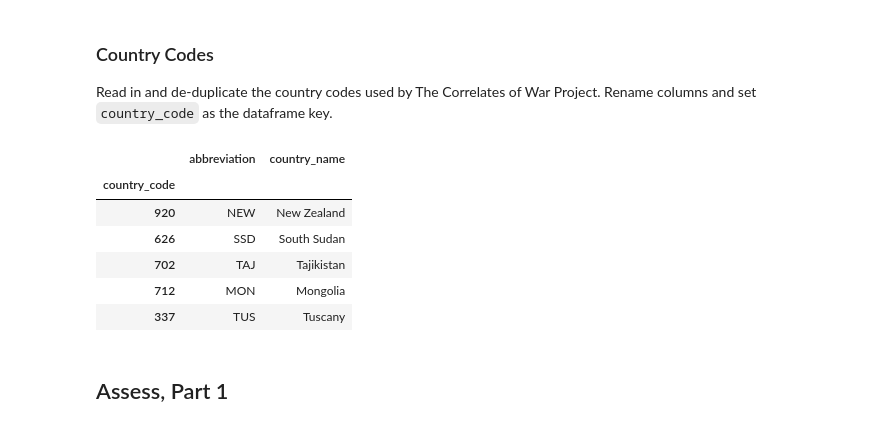
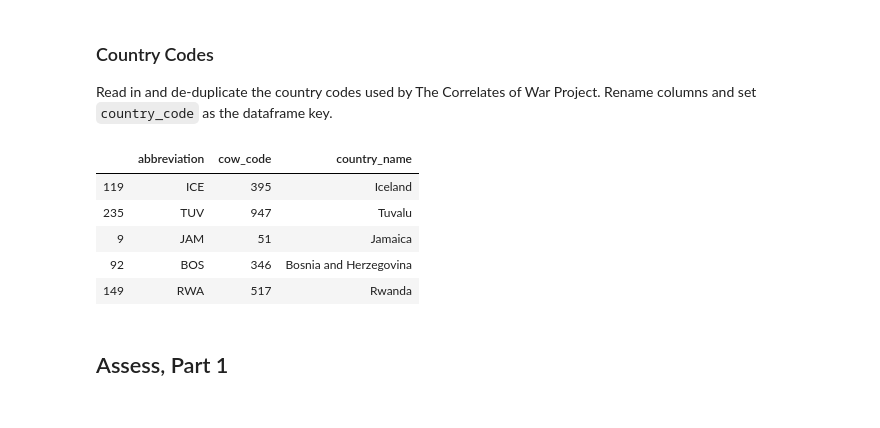
Before and after one commit to skustes/Former-Colonies, a Jupyter notebook: Former Colonies.ipynb, the cells around one changed output. Cells and saved outputs as stored; diff of their text form; code cells hidden in the pictures.

```diff
--- a/Former Colonies.ipynb
+++ b/Former Colonies.ipynb
@@ -48,17 +55,15 @@ Read in and de-duplicate the country codes used by The Correlates of War Project
 # %%
 country_codes = pd.read_csv( 'cow_country_codes.csv' )
 country_codes.drop_duplicates( inplace=True )
-country_codes.rename( columns={'StateAbb': 'abbreviation', 'CCode': 'country_code', 'StateNme': 'country_name'}, inplace=True )
-country_codes.set_index( 'country_code', inplace=True )
+country_codes.rename( columns={'StateAbb': 'abbreviation', 'CCode': 'cow_code', 'StateNme': 'country_name'}, inplace=True )
 country_codes.sample(5)
 # %% [output]
-|  | abbreviation | country_name |
-| country_code |  |  |
-| 920 | NEW | New Zealand |
-| 626 | SSD | South Sudan |
-| 702 | TAJ | Tajikistan |
-| 712 | MON | Mongolia |
-| 337 | TUS | Tuscany |
+|  | abbreviation | cow_code | country_name |
+| 119 | ICE | 395 | Iceland |
+| 235 | TUV | 947 | Tuvalu |
+| 9 | JAM | 51 | Jamaica |
+| 92 | BOS | 346 | Bosnia and Herzegovina |
+| 149 | RWA | 517 | Rwanda |
 # %% [markdown]
 <a id='assess1'></a>
 ## Assess, Part 1
```
Also changed, not shown: parts of 42 cells of this notebook, 1 other file.
